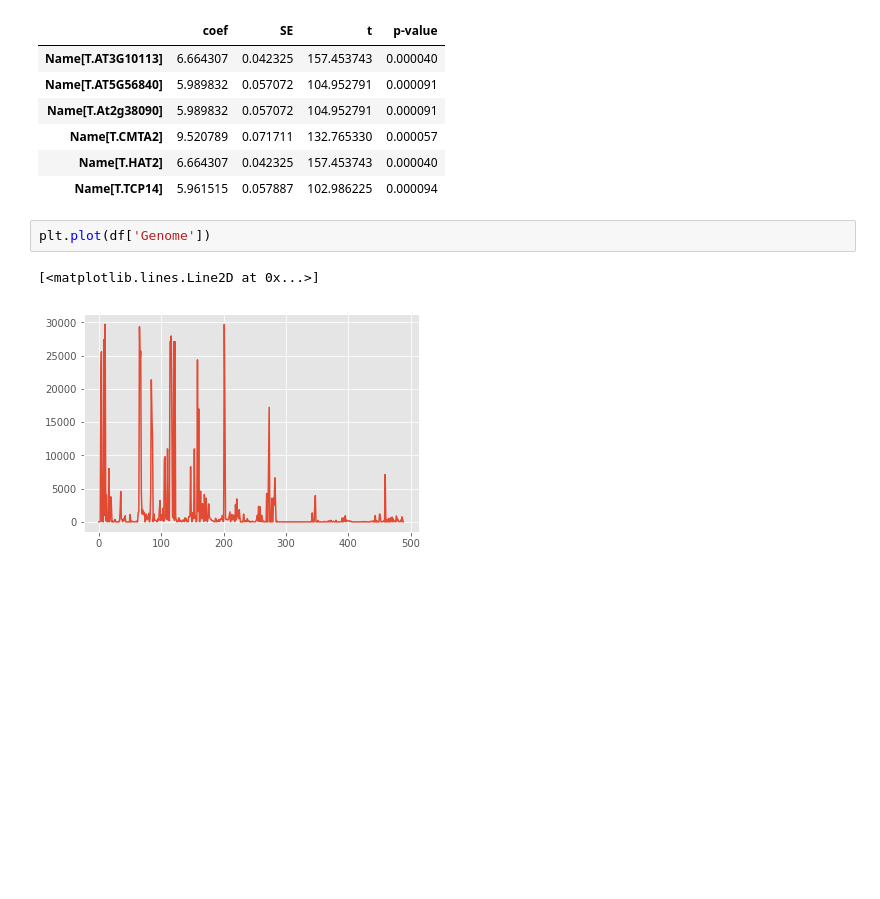
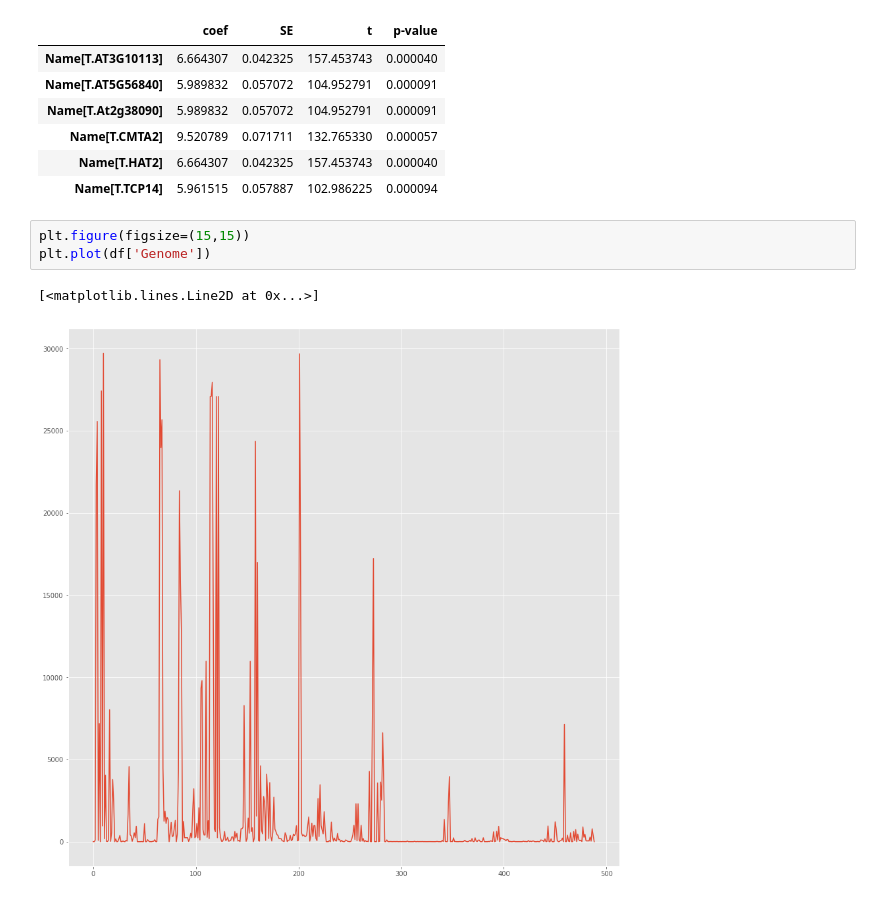
Before and after one commit to if1015-datascience-ufpe/2018-1-projeto-phytoprom, a Jupyter notebook: Processamento.ipynb, the cells around one changed output. Saved outputs shown, nothing was run; the diff lists cells and outputs as text; blank space fills up the shorter version.

```diff
--- a/Processamento.ipynb
+++ b/Processamento.ipynb
@@ -209,8 +209,9 @@ enrichment[enrichment['t']>100]
 | Name[T.HAT2] | 6.664307 | 0.042325 | 157.453743 | 0.000040 |
 | Name[T.TCP14] | 5.961515 | 0.057887 | 102.986225 | 0.000094 |
 # %%
+plt.figure(figsize=(15,15))
 plt.plot(df['Genome'])
 # %% [output]
 [<matplotlib.lines.Line2D at 0x...>]
-[figure, old version]
+[figure, new version]
 # %%
```
Also changed, not shown: parts of 2 cells of this notebook.
